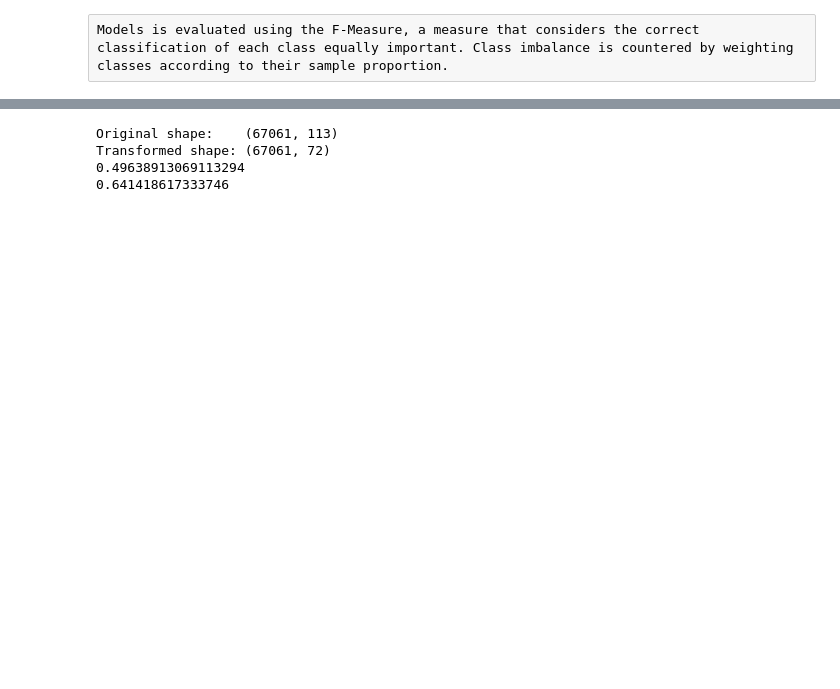
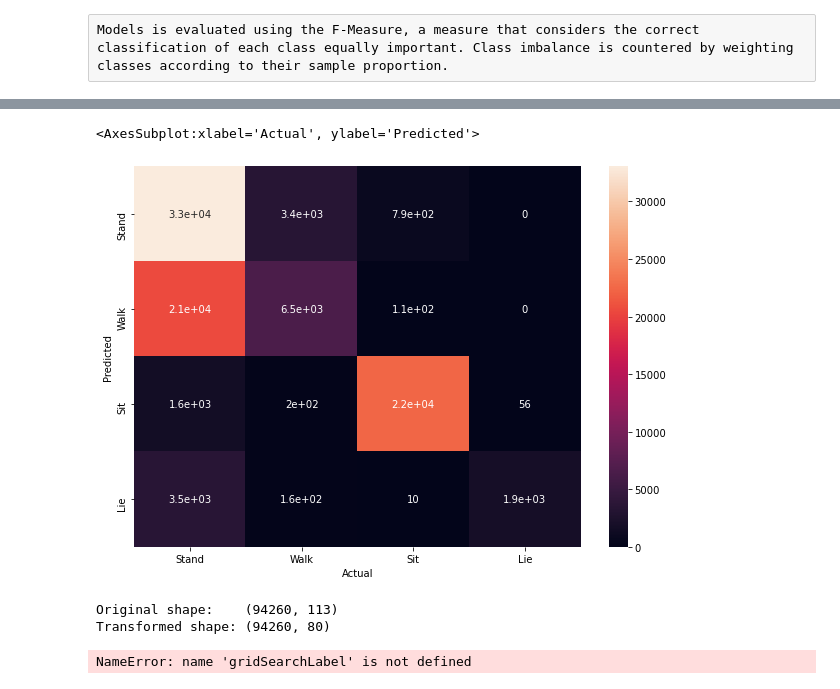
Before and after one commit to bt1g18/comp3200, a Jupyter notebook: Test.ipynb, the cells around one changed output, grey strips where cells are left out. Drawn from its saved outputs; the diff is of its cells as text; code cells hidden in the pictures; blank space fills up the shorter version.

Commit message:
Added relabeling for clusters

```diff
--- a/Test.ipynb
+++ b/Test.ipynb
@@ -326,24 +249,10 @@ print(metrics.adjusted_rand_score(y_pred, y_test))
-# %%
-def relabel(prediction, old_label, new_label):
-    prediction[prediction == old_label] = new_label
-    return prediction
-
-def swapLabels(prediction, label_1, label_2):
-    temp = -1
-    uy_pred = relabel(prediction, label_1, temp)
-    uy_pred = relabel(uy_pred, label_2, label_1)
-    uy_pred = relabel(uy_pred, temp, label_2)
-    return uy_pred
 # %%
 # 5 classes, swap label [4,3,2,1,0], ari: 0.22513280831129973, f1: 0.4609054391046733
-# 4 classes, swap label [3,0,1,2],   ari: 0.31033466772971036, f1: 0.560081609271786  (no null)
+# 4 classes, swap label [1,2,3,0],   ari: 0.31033466772971036, f1: 0.560081609271786  (no null)
 # 3 classes,                         ari: 0.4724168184167218,  f1: 0.6375146352056416 (no null or walking)
+
 uy_pred = y_pred.copy()
-#uy_pred = swapLabels(uy_pred, 0, 2)
-#uy_pred = swapLabels(uy_pred, 0, 4)
-#uy_pred = swapLabels(uy_pred, 3, 1)
-#uy_pred = swapLabels(uy_pred, 0, 1)
-
-print(metrics.adjusted_rand_score(uy_pred, y_test))
-print(metrics.f1_score(uy_pred, y_test, average='weighted'))
+relabels = reassign_labels(uy_pred, y_test, set(uy_pred))
+uy_pred = relabel_list(uy_pred, relabels)
+print_results(uy_pred, y_test, relabels)
 # %% [output]
@@ -352,3 +270,20 @@ print(metrics.f1_score(uy_pred, y_test, average='weighted'))
+# %%
+# Confusion Matrix
+
+from label_processing import swap_labels
+from label_processing import relabel
+
+cm = metrics.confusion_matrix(y_test, uy_pred)
+
+df_cm = pd.DataFrame(cm, index = [i for i in classes], columns = [i for i in classes])
+df_cm.index.name = 'Predicted'
+df_cm.columns.name = 'Actual'
+plt.figure(figsize = (10,7))
+
+sn.heatmap(df_cm, annot=True)
+# %% [output]
+<AxesSubplot:xlabel='Actual', ylabel='Predicted'>
+[figure, added]
 # %%
 pca = PCA(n_components=0.99)
 pca.fit(X_train)
@@ -360,19 +295,16 @@ print("Transformed shape:", X_pca.shape)
 #df_redd = pd.DataFrame(X_pca)
 #X_traind, X_testd, y_traind, y_testd = train_test_split(df_redd, y_train)
 
-clf = KMeans(n_clusters=3, random_state=0).fit(X_pca)
-
-y_pred = clf.predict(X_pca)
+y_pred = KMeans(n_clusters=NUMBER_OF_CLUSTERS, random_state=0).fit(X_pca).predict(X_pca)
 
 uy_pred = y_pred.copy()
-uy_pred = swapLabels(uy_pred, 1, 2)
-print(metrics.adjusted_rand_score(uy_pred, y_test))
-print(metrics.f1_score(uy_pred, y_test, average='weighted'))
+relabels = gridSearchLabel(uy_pred, y_test, set(uy_pred))
+uy_pred = relabelList(uy_pred, relabels)
+printResults(uy_pred, y_test, relabels)
 # %% [output]
-Original shape:    (67061, 113)
-Transformed shape: (67061, 72)
-0.49638913069113294
-0.641418617333746
+Original shape:    (94260, 113)
+Transformed shape: (94260, 80)
+NameError: name 'gridSearchLabel' is not defined
 # %%
 sliding_window = keras.Input(shape=(30, 113))
 
```
Also changed, not shown: parts of 21 cells of this notebook, 1 other file.
